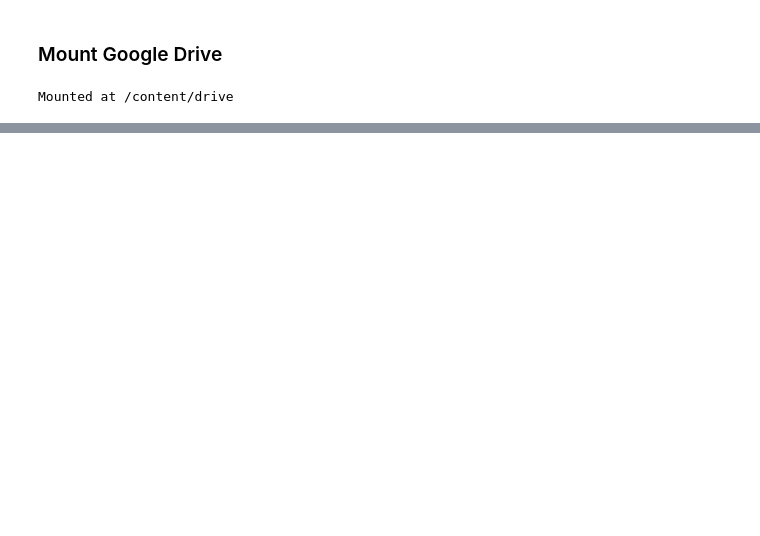
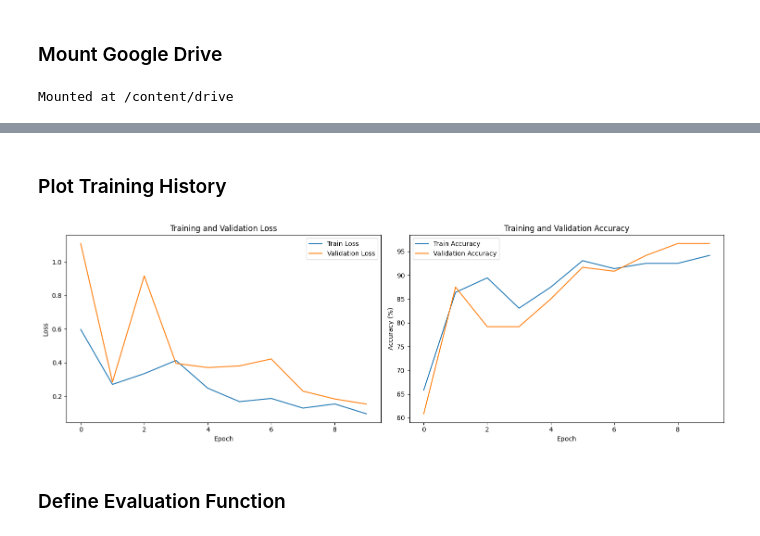
Before and after one commit to Tishan-001/deepfake-detection-model, a Jupyter notebook: DeepFakeDetection.ipynb, the cells around one changed output, grey strips where cells are left out. Cells and saved outputs as stored; diff of their text form; code cells hidden in the pictures; blank space fills up the shorter version.

```diff
--- a/DeepFakeDetection.ipynb
+++ b/DeepFakeDetection.ipynb
@@ -732,0 +617,11 @@ Epoch 8/20
+# %%
+model = DeepfakeDetector('efficientnet_b0', num_classes=2, pretrained=True)
+model = model.to(device)
+
+total_params = sum(p.numel() for p in model.parameters())
+trainable_params = sum(p.numel() for p in model.parameters() if p.requires_grad)
+
+print(f"Model created successfully!")
+print(f"Total parameters: {total_params:,}")
+print(f"Trainable parameters: {trainable_params:,}")
+print(f"Model moved to: {device}")
@@ -732,0 +715,9 @@ Epoch 8/20
+# %%
+if len(frame_paths) > 0:
+    print("Starting training...")
+    train_losses, val_losses, train_accs, val_accs = train_model(
+        model, train_loader, val_loader, num_epochs=10
+    )
+    print("Training completed!")
+else:
+    print("Cannot start training - no data available")
@@ -732,0 +782,34 @@ Epoch 8/20
+# %% [markdown]
+### Plot Training History
+# %%
+def plot_training_history(train_losses, val_losses, train_accs, val_accs):
+    fig, (ax1, ax2) = plt.subplots(1, 2, figsize=(15, 5))
+
+    # Plot losses
+    ax1.plot(train_losses, label='Train Loss')
+    ax1.plot(val_losses, label='Validation Loss')
+    ax1.set_title('Training and Validation Loss')
+    ax1.set_xlabel('Epoch')
+    ax1.set_ylabel('Loss')
+    ax1.legend()
+
+    # Plot accuracies
+    ax2.plot(train_accs, label='Train Accuracy')
+    ax2.plot(val_accs, label='Validation Accuracy')
+    ax2.set_title('Training and Validation Accuracy')
+    ax2.set_xlabel('Epoch')
+    ax2.set_ylabel('Accuracy (%)')
+    ax2.legend()
+
+    plt.tight_layout()
+    plt.show()
+
+# Plot the results
+if 'train_losses' in locals():
+    plot_training_history(train_losses, val_losses, train_accs, val_accs)
+else:
+    print("No training history to plot")
+# %% [output]
+[figure, added]
+# %% [markdown]
+### Define Evaluation Function
```
Also changed, not shown: parts of 77 cells of this notebook.
